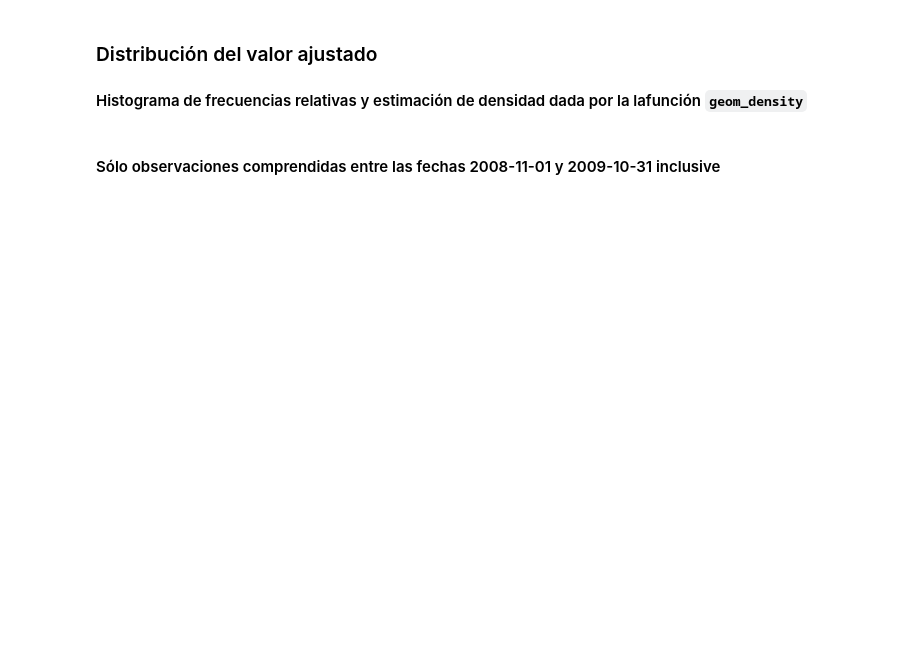
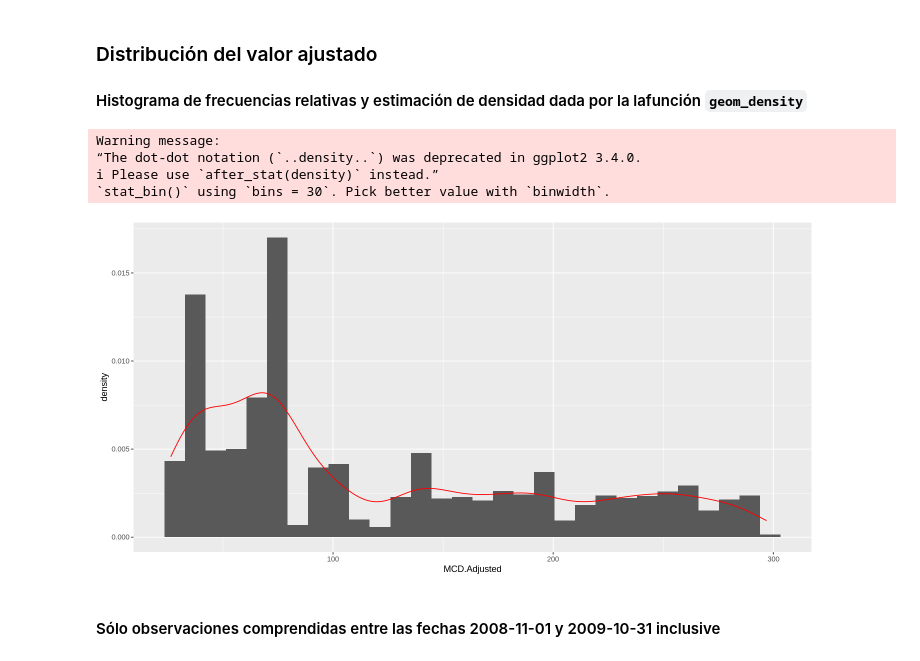
Before and after one commit to majorquev/DBDC_202406_Programacion_en_R_para_ciencia_de_datos, a Jupyter notebook: Clases/C8/Clase8_1_Testeo_de_normalidad.ipynb, the cells around one changed output. Drawn from its saved outputs; the diff is of its cells as text; code cells hidden in the pictures; blank space fills up the shorter version.

```diff
--- a/Clases/C8/Clase8_1_Testeo_de_normalidad.ipynb
+++ b/Clases/C8/Clase8_1_Testeo_de_normalidad.ipynb
@@ -86,7 +191,17 @@ Podemos generar visualizaciones del valor ajustado.
 
 #### Histograma de frecuencias relativas y estimación de densidad dada por la lafunción `geom_density`
 # %%
-
+serie_df %>%
+    ggplot() +
+    aes(x = MCD.Adjusted, y = ..density..) +
+    geom_histogram() +
+    geom_density(color = "red")
 # Evidententemente la distribución del valor de la acciòn no es simétrica y además presenta dos picks (dos modas), por lo que no se observa una distribución normal.
+# %% [output]
+Warning message:
+“The dot-dot notation (`..density..`) was deprecated in ggplot2 3.4.0.
+ℹ Please use `after_stat(density)` instead.”
+`stat_bin()` using `bins = 30`. Pick better value with `binwidth`.
+[figure, added]
 # %% [markdown]
 #### Sólo observaciones comprendidas entre las fechas 2008-11-01 y 2009-10-31 inclusive
```
Also changed, not shown: parts of 31 cells of this notebook.
